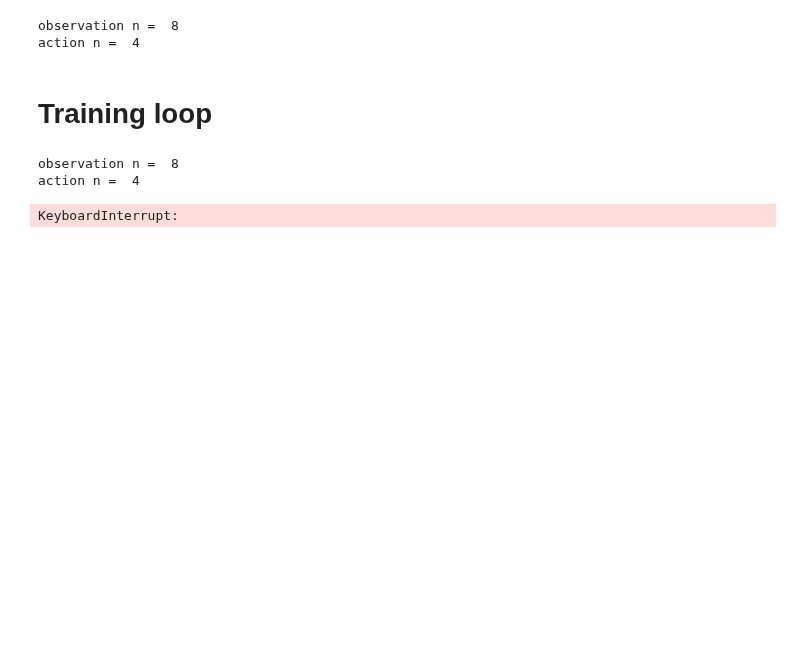
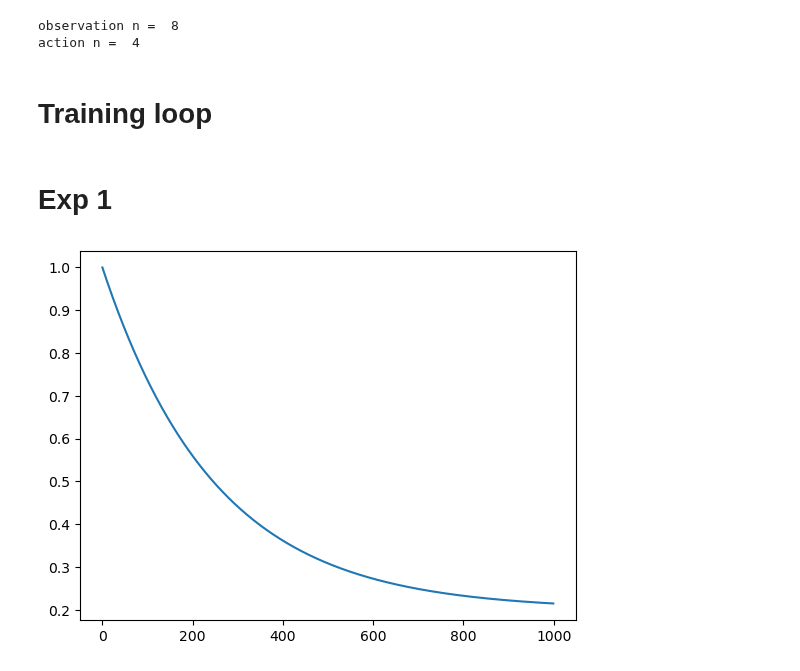
Before and after one commit to jameskn30/NLP_RNN, a Jupyter notebook: Reinforcement Learning/dqn/lunar_lander.ipynb, the cells around one changed output. Drawn from its saved outputs; the diff is of its cells as text; code cells hidden in the pictures; blank space fills up the shorter version.

```diff
--- a/Reinforcement Learning/dqn/lunar_lander.ipynb
+++ b/Reinforcement Learning/dqn/lunar_lander.ipynb
@@ -407,16 +382,6 @@ def plot(history, savepath = None, show = False):
-# %%
-GAMMA = 0.9
-BATCH_SIZE = 10
-LR = 0.001
-TRAINING_EPISODES = 1000
-MAX_EPSILON = 1.0
-MIN_EPSILON = 0.1
-DECAY_EPSILON = 60000
-TARGETNET_UPDATE_FREQ = 50
-
-params = [GAMMA, BATCH_SIZE, LR, TRAINING_EPISODES, MAX_EPSILON, MIN_EPSILON, DECAY_EPSILON, TARGETNET_UPDATE_FREQ]
-history = tune(*params, fig_update_freq=50)
-# %% [output]
-observation n =  8
-action n =  4
-KeyboardInterrupt:
+# %% [markdown]
+# Exp 1
+# %%
+plot_epsilon_decay(0.2,1.0, 0.004, 1000)
+# %% [output]
+[figure, added]
```
Also changed, not shown: parts of 27 cells of this notebook, 3 other files.
